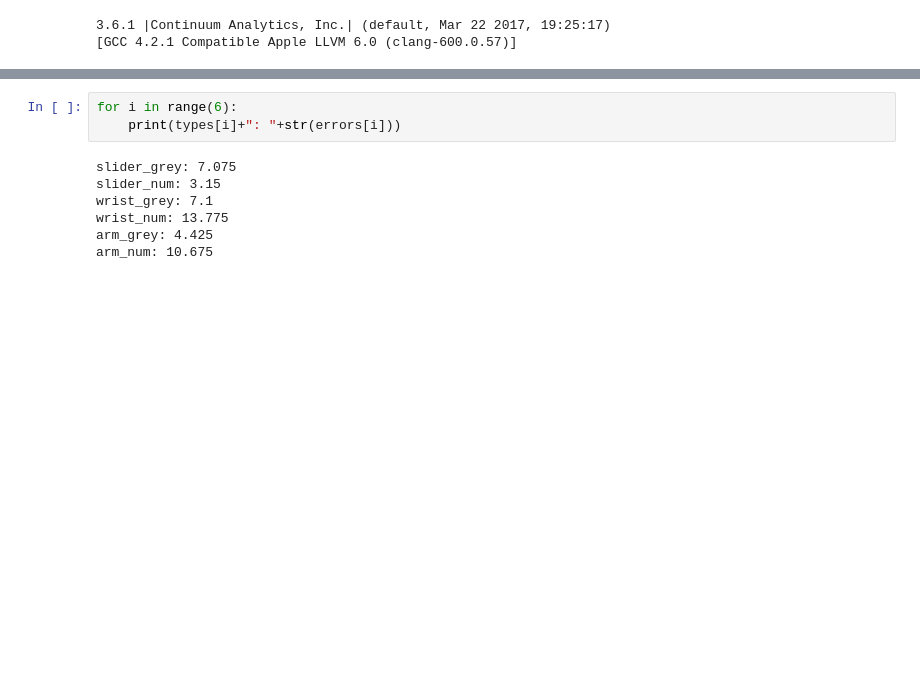
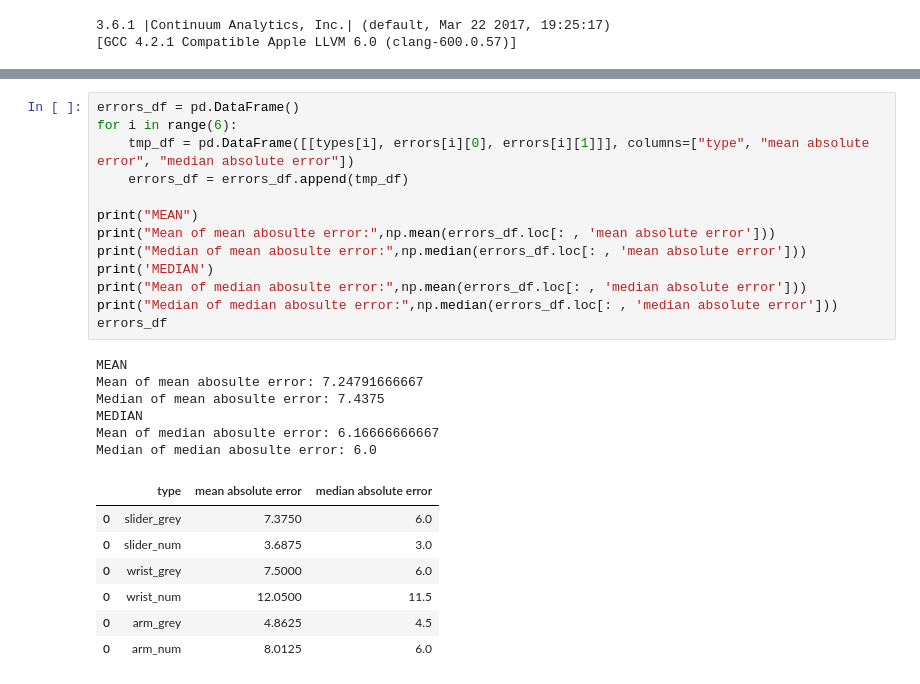
Before and after one commit to TheBatAss/Gesture-Based-Input-Method-for-Wearable, a Jupyter notebook: Plot_distro.ipynb, the cells around one changed output, grey strips where cells are left out. Drawn from its saved outputs; the diff is of its cells as text; blank space fills up the shorter version.

```diff
--- a/Plot_distro.ipynb
+++ b/Plot_distro.ipynb
@@ -96,10 +173,27 @@ arm_num
-# %%
-for i in range(6):
-    print(types[i]+": "+str(errors[i]))
-# %% [output]
-slider_grey: 7.075
-slider_num: 3.15
-wrist_grey: 7.1
-wrist_num: 13.775
-arm_grey: 4.425
-arm_num: 10.675
+# %%
+errors_df = pd.DataFrame()
+for i in range(6):
+    tmp_df = pd.DataFrame([[types[i], errors[i][0], errors[i][1]]], columns=["type", "mean absolute error", "median absolute error"])
+    errors_df = errors_df.append(tmp_df)
+
+print("MEAN")
+print("Mean of mean abosulte error:",np.mean(errors_df.loc[: , 'mean absolute error']))
+print("Median of mean abosulte error:",np.median(errors_df.loc[: , 'mean absolute error']))
+print('MEDIAN')
+print("Mean of median abosulte error:",np.mean(errors_df.loc[: , 'median absolute error']))
+print("Median of median abosulte error:",np.median(errors_df.loc[: , 'median absolute error']))
+errors_df
+# %% [output]
+MEAN
+Mean of mean abosulte error: 7.24791666667
+Median of mean abosulte error: 7.4375
+MEDIAN
+Mean of median abosulte error: 6.16666666667
+Median of median abosulte error: 6.0
+|  | type | mean absolute error | median absolute error |
+| 0 | slider_grey | 7.3750 | 6.0 |
+| 0 | slider_num | 3.6875 | 3.0 |
+| 0 | wrist_grey | 7.5000 | 6.0 |
+| 0 | wrist_num | 12.0500 | 11.5 |
+| 0 | arm_grey | 4.8625 | 4.5 |
+| 0 | arm_num | 8.0125 | 6.0 |
```
Also changed, not shown: parts of 5 cells of this notebook.
